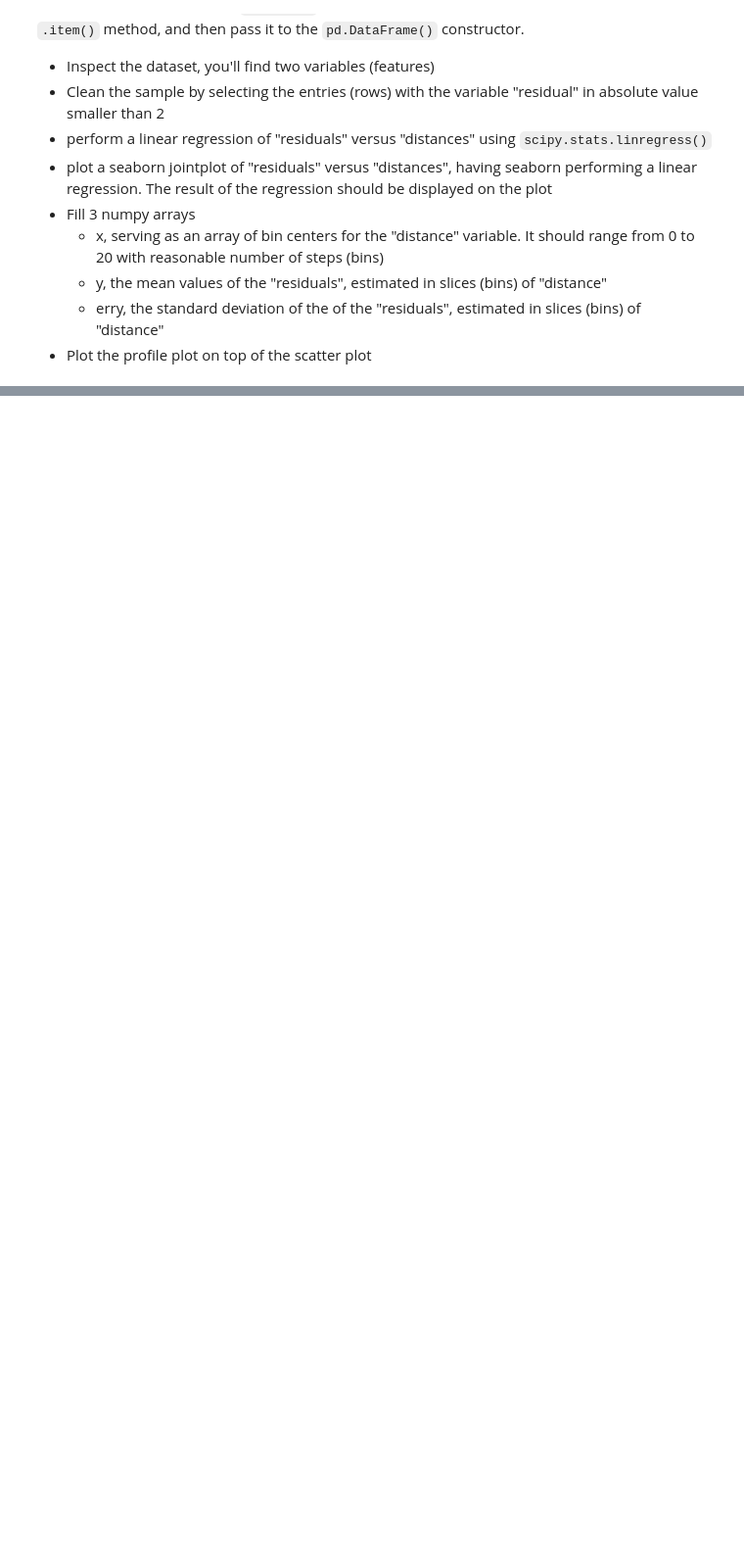
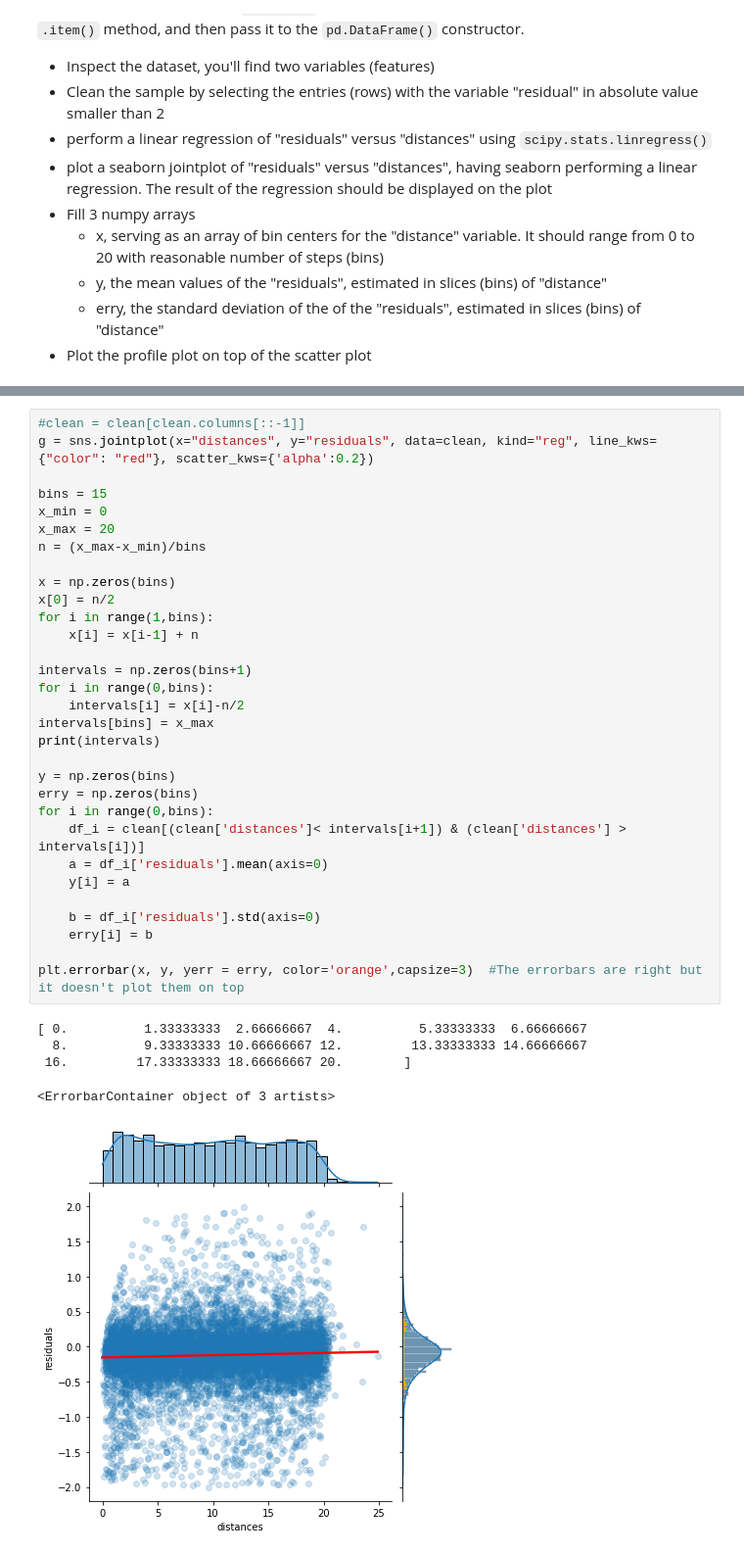
Before and after one commit to Sara-Munafo/LaboratoryOfComputationalPhysics_Y5, a Jupyter notebook: 07_Visualization_exercises.ipynb, the cells around one changed output, grey strips where cells are left out. Shown: that part at 98% size. Saved outputs shown, nothing was run; the diff lists cells and outputs as text; blank space fills up the shorter version.

```diff
--- a/07_Visualization_exercises.ipynb
+++ b/07_Visualization_exercises.ipynb
@@ -172,0 +207,37 @@ Note that you should use the `np.load()` function to load the file as a numpy ar
+# %%
+#clean = clean[clean.columns[::-1]]
+g = sns.jointplot(x="distances", y="residuals", data=clean, kind="reg", line_kws={"color": "red"}, scatter_kws={'alpha':0.2})
+
+bins = 15
+x_min = 0
+x_max = 20
+n = (x_max-x_min)/bins
+
+x = np.zeros(bins)
+x[0] = n/2
+for i in range(1,bins):
+    x[i] = x[i-1] + n
+
+intervals = np.zeros(bins+1)
+for i in range(0,bins):
+    intervals[i] = x[i]-n/2
+intervals[bins] = x_max
+print(intervals)
+
+y = np.zeros(bins)
+erry = np.zeros(bins)
+for i in range(0,bins):
+    df_i = clean[(clean['distances']< intervals[i+1]) & (clean['distances'] > intervals[i])]
+    a = df_i['residuals'].mean(axis=0)
+    y[i] = a
+
+    b = df_i['residuals'].std(axis=0)
+    erry[i] = b
+
+plt.errorbar(x, y, yerr = erry, color='orange',capsize=3)  #The errorbars are right but it doesn't plot them on top
+# %% [output]
+[ 0.          1.33333333  2.66666667  4.          5.33333333  6.66666667
+  8.          9.33333333 10.66666667 12.         13.33333333 14.66666667
+ 16.         17.33333333 18.66666667 20.        ]
+<ErrorbarContainer object of 3 artists>
+[figure, added]
```
Also changed, not shown: parts of 16 cells of this notebook.
